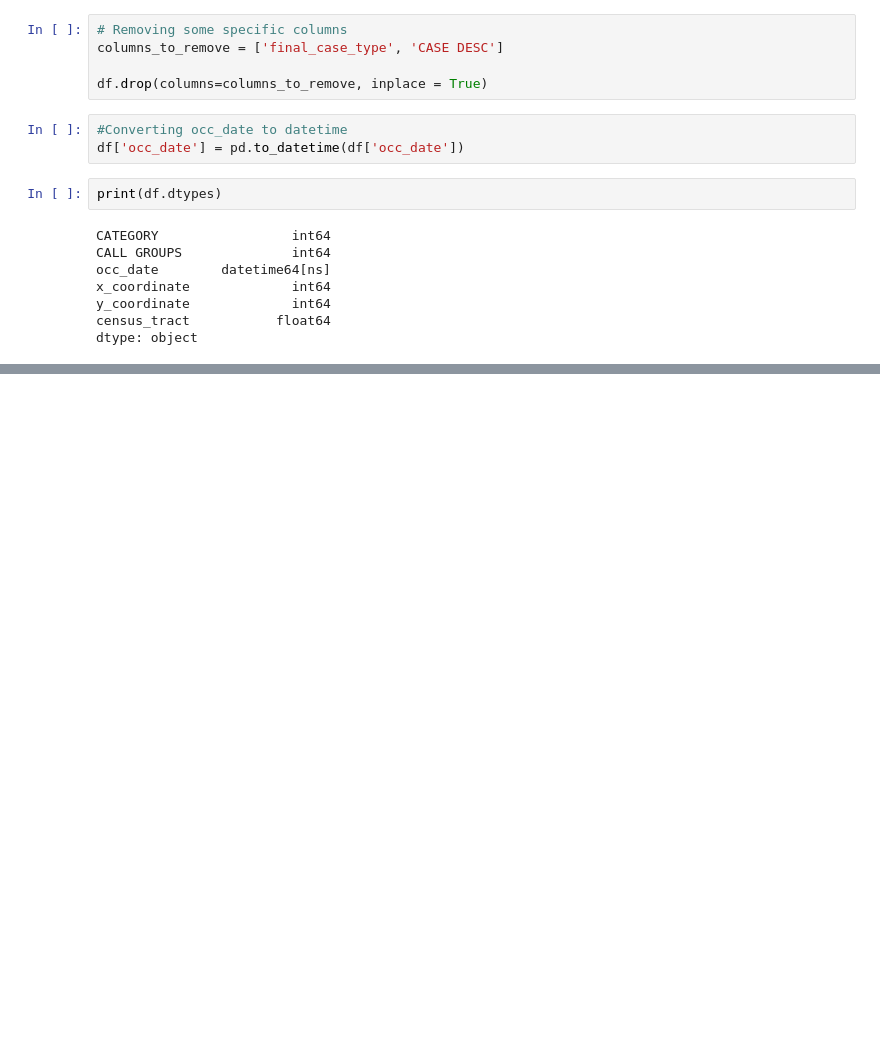
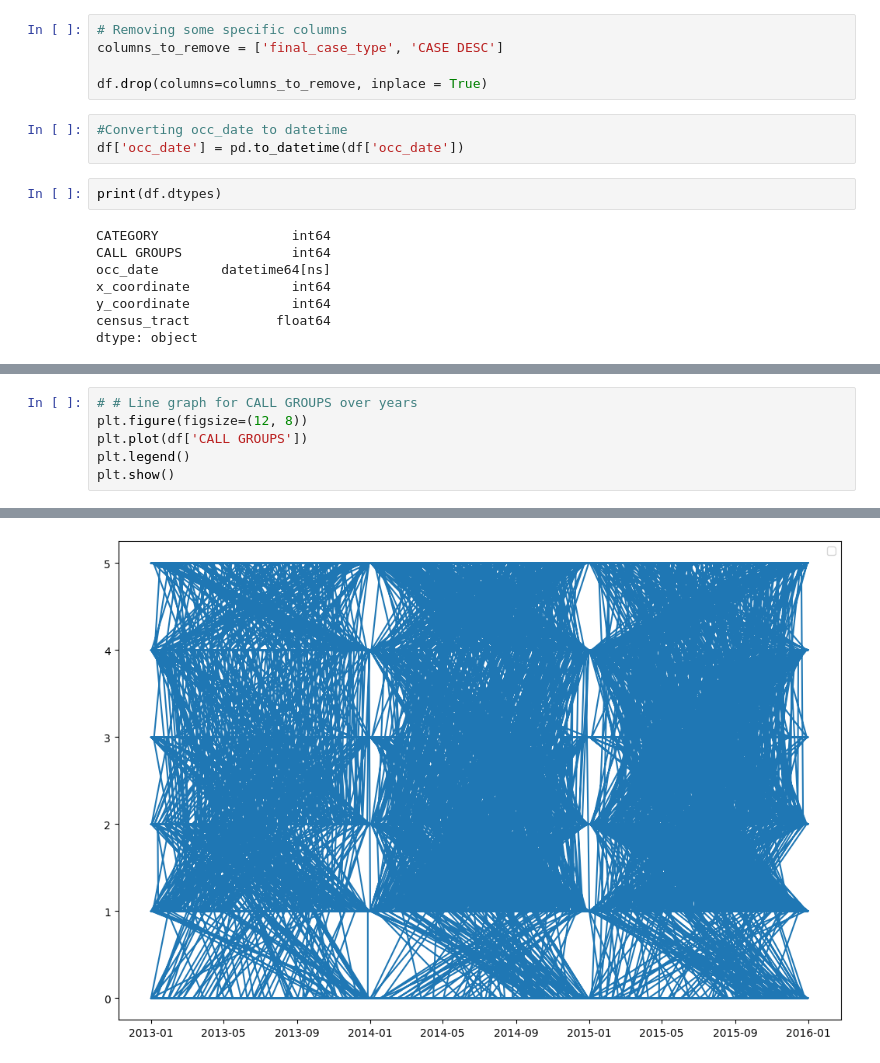
Before and after one commit to GVSU-CIS635/gvsu-cis635-term-project-predictive-policing, a Jupyter notebook: CIS635Project.ipynb, the cells around one changed output, grey strips where cells are left out. Saved outputs shown, nothing was run; the diff lists cells and outputs as text; blank space fills up the shorter version.

```diff
--- a/CIS635Project.ipynb
+++ b/CIS635Project.ipynb
@@ -64,0 +87,7 @@ dtype: object
+# %%
+# # Line graph for CALL GROUPS over years
+plt.figure(figsize=(12, 8))
+plt.plot(df['CALL GROUPS'])
+plt.legend()
+plt.show()
+# %% [output]
@@ -64,0 +95 @@ dtype: object
+[figure, added]
```
Also changed, not shown: parts of 4 cells of this notebook.
